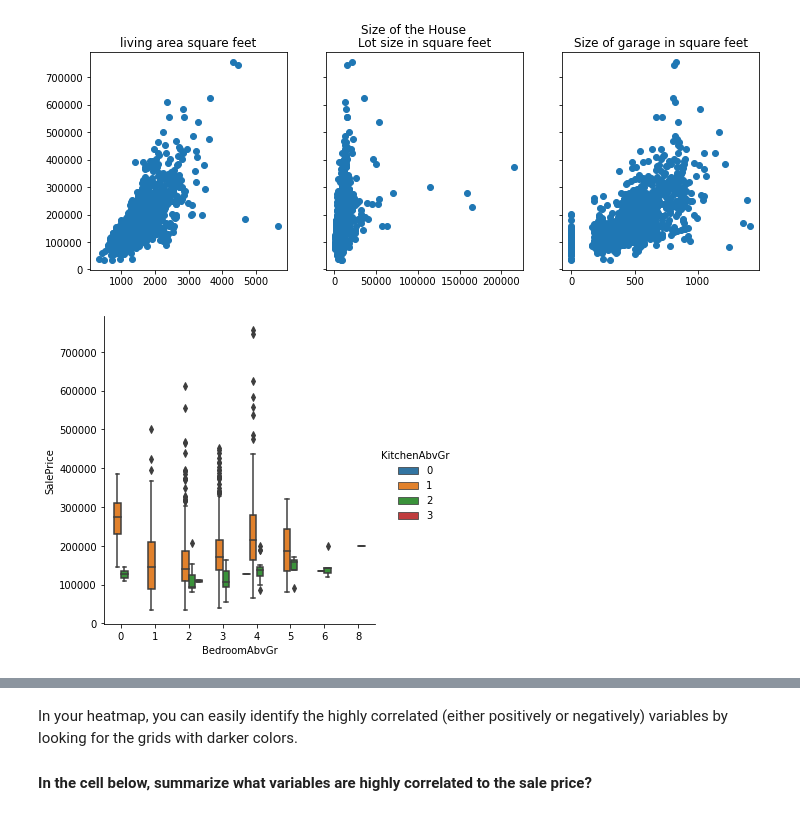
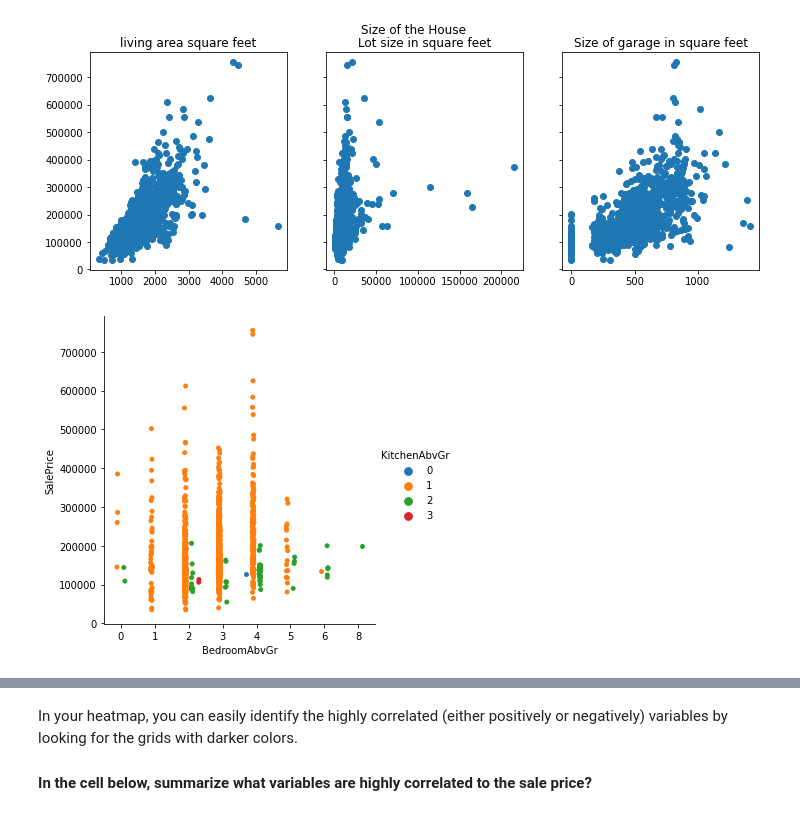
Before and after one commit to yuvtorres/datamad0320, a Jupyter notebook: module-2/lab-storytelling-data-visualization/your-code/main.ipynb, the cells around one changed output, grey strips where cells are left out. Cells and saved outputs as stored; diff of their text form; code cells hidden in the pictures.

```diff
--- a/module-2/lab-storytelling-data-visualization/your-code/main.ipynb
+++ b/module-2/lab-storytelling-data-visualization/your-code/main.ipynb
@@ -196,12 +194,12 @@ fig.show()
 # %%
 # then the other variables
 # BedroomAbvGr, KitchenAbvGr, FullBath, HalfBath, BsmtFullBath, BsmtHalfBath
 import seaborn as sns
 import matplotlib.pyplot as plt
 
-df['total_full_bath']=df[['FullBath', 'BsmtFullBath', ]].sum(axis=1)
-
+# Here we can appreciate some characteristis that can affect the
+# sale price. For example the number of rooms
 sns.catplot(x="BedroomAbvGr", y="SalePrice", hue="KitchenAbvGr",
-            kind="box", data=df);
+            kind="strip",dodge=True, data=df);
 # %% [output]
-[figure, old version]
+[figure, new version]
```
Also changed, not shown: parts of 21 cells of this notebook.
